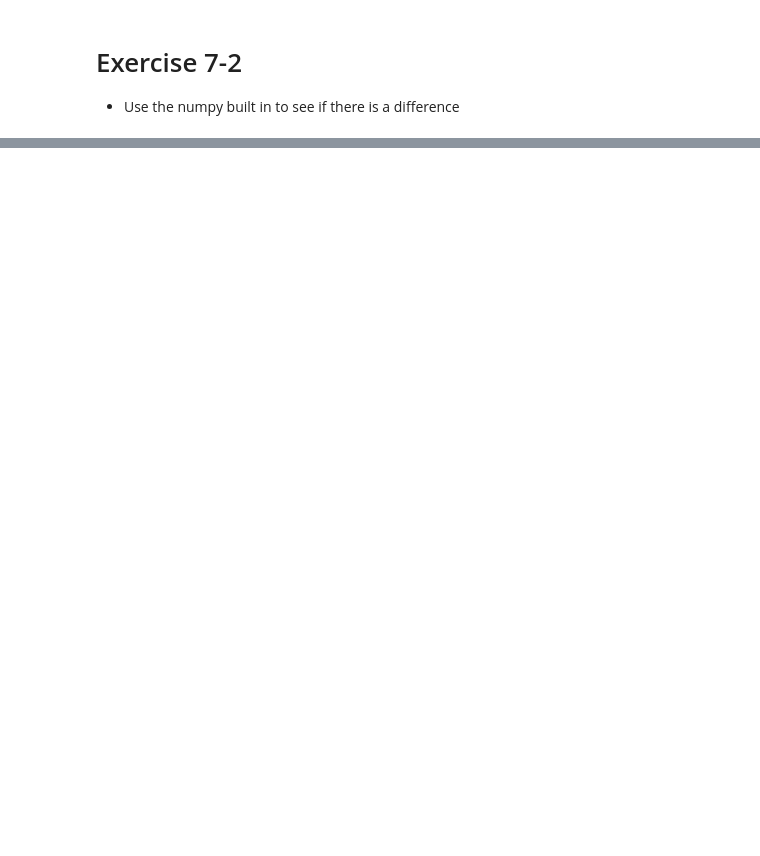
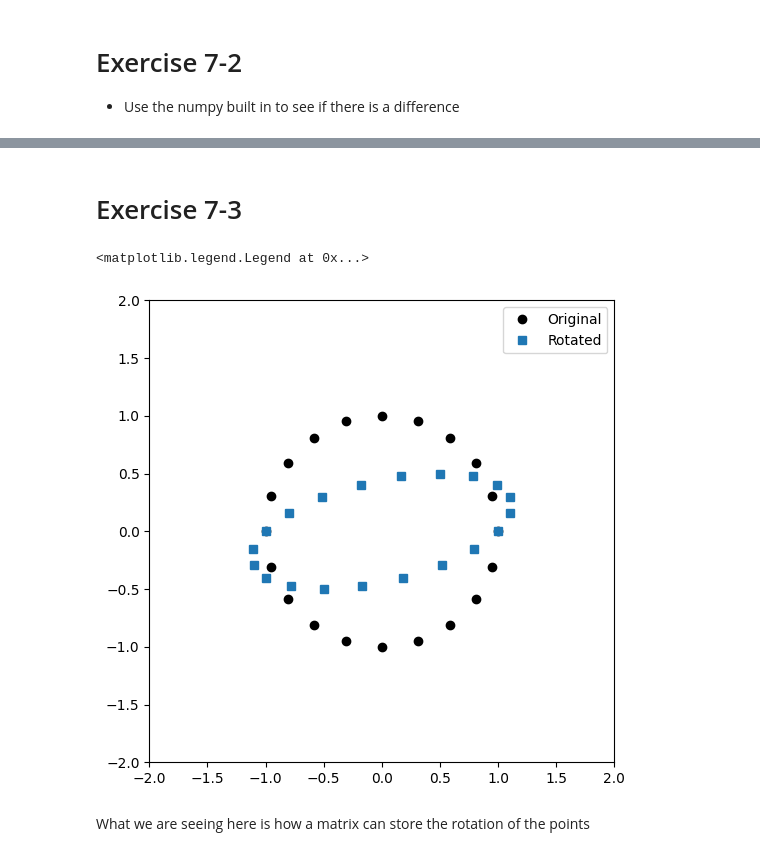
Before and after one commit to Amertz08/python-learnings, a Jupyter notebook: practical-linear-algebra/ch7_exercises.ipynb, the cells around one changed output, grey strips where cells are left out. Saved outputs shown, nothing was run; the diff lists cells and outputs as text; code cells hidden in the pictures; blank space fills up the shorter version.

Commit message:
More Ch7 exercises

```diff
--- a/practical-linear-algebra/ch7_exercises.ipynb
+++ b/practical-linear-algebra/ch7_exercises.ipynb
@@ -79,0 +81,19 @@ array([[ 0.00000000e+00, -4.17235953e-01, -2.71771178e-01,
+# %% [markdown]
+# Exercise 7-3
+# %%
+theta = np.linspace(0,2*np.pi-2*np.pi/20,20)
+points = np.vstack((np.sin(theta),np.cos(theta)))
+rot_matrix = np.array([[1, 0.5],[0, 0.5]])
+rot_points = rot_matrix @ points
+
+plt.figure(figsize=(6,6))
+plt.plot(points[0], points[1], "ko", label="Original")
+plt.plot(rot_points[0], rot_points[1], "s", label="Rotated")
+plt.xlim([-2,2])
+plt.ylim([-2,2])
+plt.legend()
+# %% [output]
+<matplotlib.legend.Legend at 0x...>
+[figure, added]
+# %% [markdown]
+What we are seeing here is how a matrix can store the rotation of the points
```
Also changed, not shown: parts of 10 cells of this notebook.
